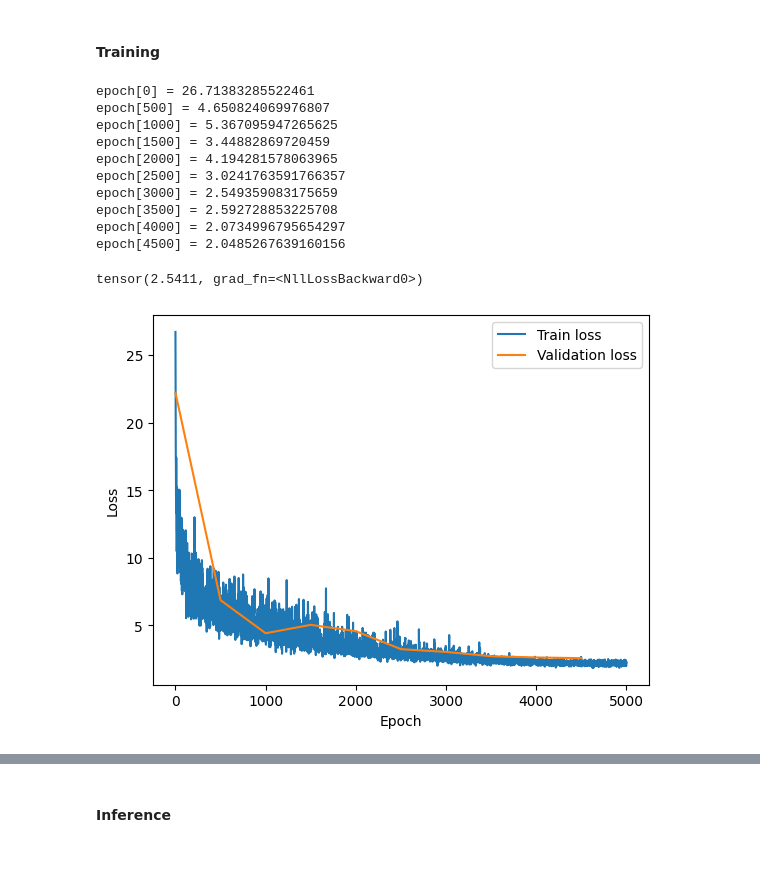
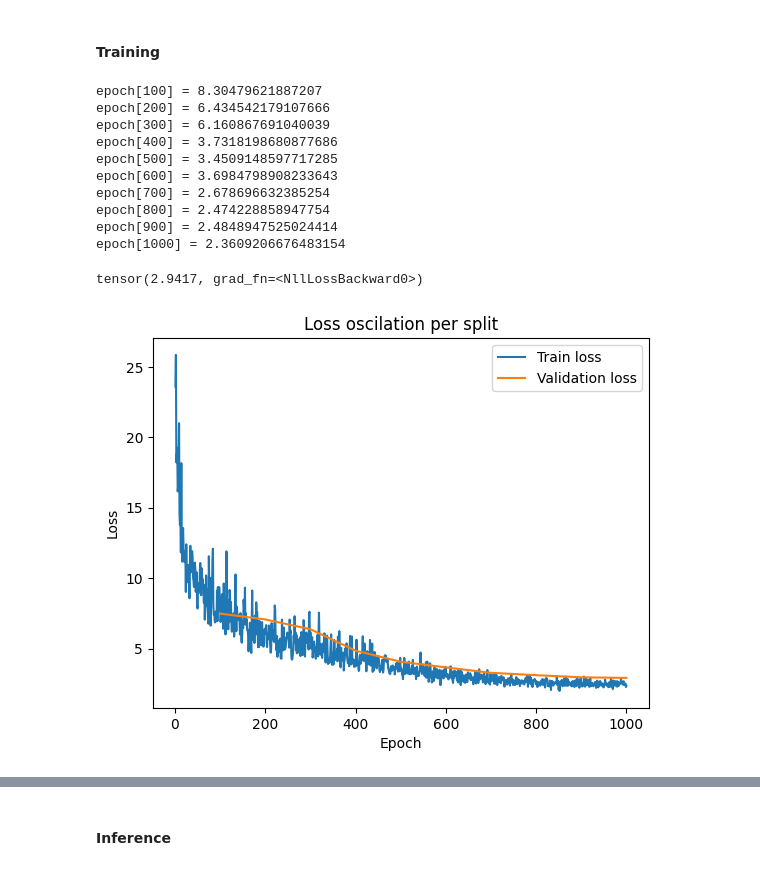
Before and after one commit to danorel/ml.fitness, a Jupyter notebook: src/makemore/notebooks/Example MLP.ipynb, the cells around one changed output, grey strips where cells are left out. Saved outputs shown, nothing was run; the diff lists cells and outputs as text; code cells hidden in the pictures.

```diff
--- a/src/makemore/notebooks/Example MLP.ipynb
+++ b/src/makemore/notebooks/Example MLP.ipynb
@@ -111,9 +121,9 @@ total
 11897
 # %%
 def forward(xs):
-    X_emb   = C[xs]
-    h       = (X_emb.view(-1, SEQ_SIZE * EMB_SIZE) @ W1 + b1).tanh()
-    logits  = h.view(-1, HID_SIZE) @ W2 + b2
+    h_pre = C[xs].view(-1, SEQ_SIZE * EMB_SIZE) @ W1 + b1
+    h_post = h_pre.tanh()
+    logits = h_post.view(-1, HID_SIZE) @ W2 + b2
     return logits
 # %% [markdown]
 #### Training
@@ -123,28 +146,45 @@ loss_vl = []
 # %%
-epochs = 5000
-log_every = 500
+epochs = 1000
+log_every = 100
 
 lrs = torch.linspace(1, 0, epochs)
 
-for epoch in range(epochs):
+for epoch in range(1, epochs + 1):
     # mini batch
     batch = torch.randint(0, xs_tr.shape[0], (BCH_SIZE,))
 
     # forward pass
-    logits = forward(xs_tr[batch])
+    # logits = forward(xs_tr[batch])
+    h_pre = C[xs_tr[batch]].view(-1, SEQ_SIZE * EMB_SIZE) @ W1 + b1
+    h_post = h_pre.tanh()
+    logits = h_post.view(-1, HID_SIZE) @ W2 + b2
     loss   = F.cross_entropy(logits, ys_tr[batch])
 
     # backward pass
-    for parameter in parameters:
+    for parameter in parameters.values():
         parameter.grad = None
     loss.backward()
+    loss_tr.append((epoch, loss.item()))
 
     # optimize
-    lr = lrs[epoch]
-    for parameter in parameters:
+    lr = lrs[epoch - 1]
+    for neuron, parameter in parameters.items():
         parameter.data += -lr * parameter.grad
-
-    loss_tr.append((epoch, loss.item()))
+        neuron_to_states[neuron].append((
+            epoch,
+            parameter.data.detach().cpu().flatten().tolist(),
+            parameter.grad.detach().cpu().flatten().tolist()
+        ))
+    neuron_to_states['h_pre'].append((
+        epoch,
+        h_pre.data.detach().cpu().flatten().tolist(),
+        h_pre.grad.detach().cpu().flatten().tolist() if h_pre.grad else None
+    ))
+    neuron_to_states['h_post'].append((
+        epoch,
+        h_post.data.detach().cpu().flatten().tolist(),
+        h_post.grad.detach().cpu().flatten().tolist() if h_post.grad else None
+    ))
 
     # validate
     if epoch % log_every == 0:
@@ -159,31 +199,30 @@ logits = forward(xs_ts)
 loss   = F.cross_entropy(logits, ys_ts)
 loss
 # %% [output]
-epoch[0] = 26.71383285522461
-epoch[500] = 4.650824069976807
-epoch[1000] = 5.367095947265625
-epoch[1500] = 3.44882869720459
-epoch[2000] = 4.194281578063965
-epoch[2500] = 3.0241763591766357
-epoch[3000] = 2.549359083175659
-epoch[3500] = 2.592728853225708
-epoch[4000] = 2.0734996795654297
-epoch[4500] = 2.0485267639160156
+epoch[100] = 8.30479621887207
+epoch[200] = 6.434542179107666
+epoch[300] = 6.160867691040039
+epoch[400] = 3.7318198680877686
+epoch[500] = 3.4509148597717285
+epoch[600] = 3.6984798908233643
+epoch[700] = 2.678696632385254
+epoch[800] = 2.474228858947754
+epoch[900] = 2.4848947525024414
+epoch[1000] = 2.3609206676483154
-tensor(2.5411, grad_fn=<NllLossBackward0>)
+tensor(2.9417, grad_fn=<NllLossBackward0>)
 # %%
-import numpy as np
-
 epochs_tr = [e for e, l in loss_tr]
 losses_tr = [l for e, l in loss_tr]
 
 epochs_vl = [e for e, l in loss_vl]
 losses_vl = [l for e, l in loss_vl]
 
+plt.title("Loss oscilation per split")
 plt.plot(epochs_tr, losses_tr, label="Train loss")
 plt.plot(epochs_vl, losses_vl, label="Validation loss")
 plt.xlabel("Epoch")
 plt.ylabel("Loss")
 plt.legend()
 plt.show()
 # %% [output]
-[figure, old version]
+[figure, new version]
```
Also changed, not shown: parts of 11 cells of this notebook.
